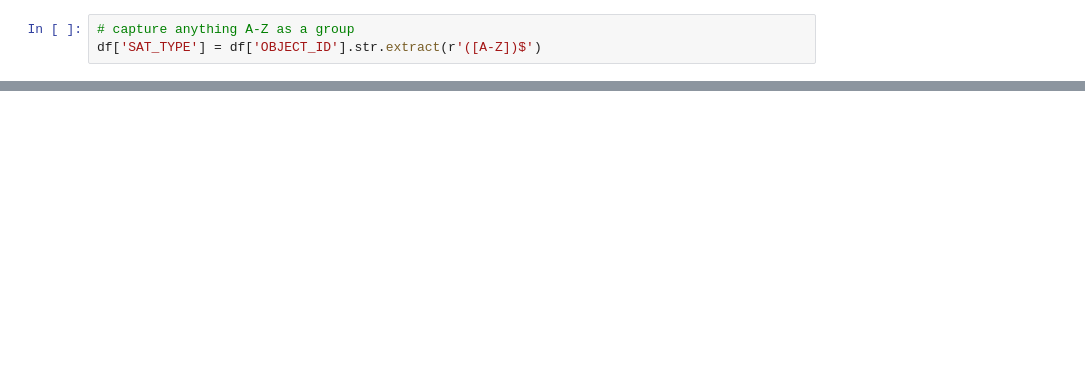
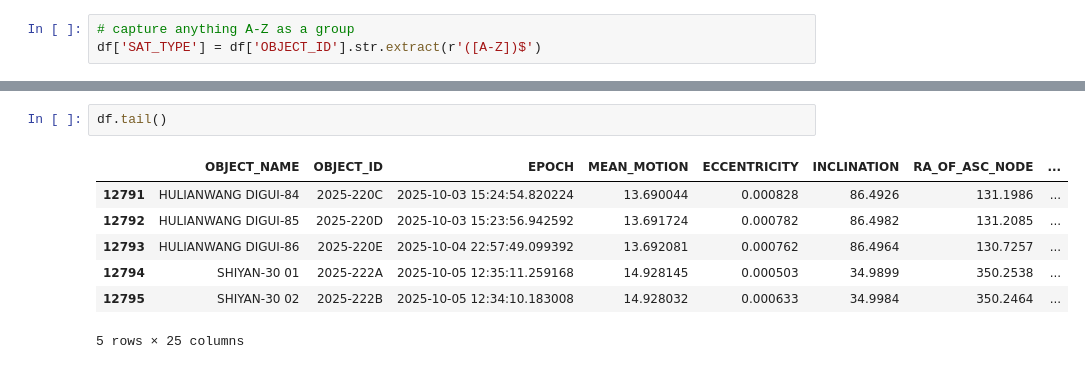
Before and after one commit to Sushrut2007/SpaceDebrisRadar.AI, a Jupyter notebook: notebooks/03_feature_engineering.ipynb, the cells around one changed output, grey strips where cells are left out. Saved outputs shown, nothing was run; the diff lists cells and outputs as text; blank space fills up the shorter version.

```diff
--- a/notebooks/03_feature_engineering.ipynb
+++ b/notebooks/03_feature_engineering.ipynb
@@ -368 +368,11 @@ Z     225
 Name: count, dtype: int64
+# %%
+df.tail()
+# %% [output]
+|  | OBJECT_NAME | OBJECT_ID | EPOCH | MEAN_MOTION | ECCENTRICITY | INCLINATION | RA_OF_ASC_NODE | ... |
+| 12791 | HULIANWANG DIGUI-84 | 2025-220C | 2025-10-03 15:24:54.820224 | 13.690044 | 0.000828 | 86.4926 | 131.1986 | ... |
+| 12792 | HULIANWANG DIGUI-85 | 2025-220D | 2025-10-03 15:23:56.942592 | 13.691724 | 0.000782 | 86.4982 | 131.2085 | ... |
+| 12793 | HULIANWANG DIGUI-86 | 2025-220E | 2025-10-04 22:57:49.099392 | 13.692081 | 0.000762 | 86.4964 | 130.7257 | ... |
+| 12794 | SHIYAN-30 01 | 2025-222A | 2025-10-05 12:35:11.259168 | 14.928145 | 0.000503 | 34.9899 | 350.2538 | ... |
+| 12795 | SHIYAN-30 02 | 2025-222B | 2025-10-05 12:34:10.183008 | 14.928032 | 0.000633 | 34.9984 | 350.2464 | ... |
+5 rows × 25 columns
```
Also changed, not shown: parts of 20 cells of this notebook.
